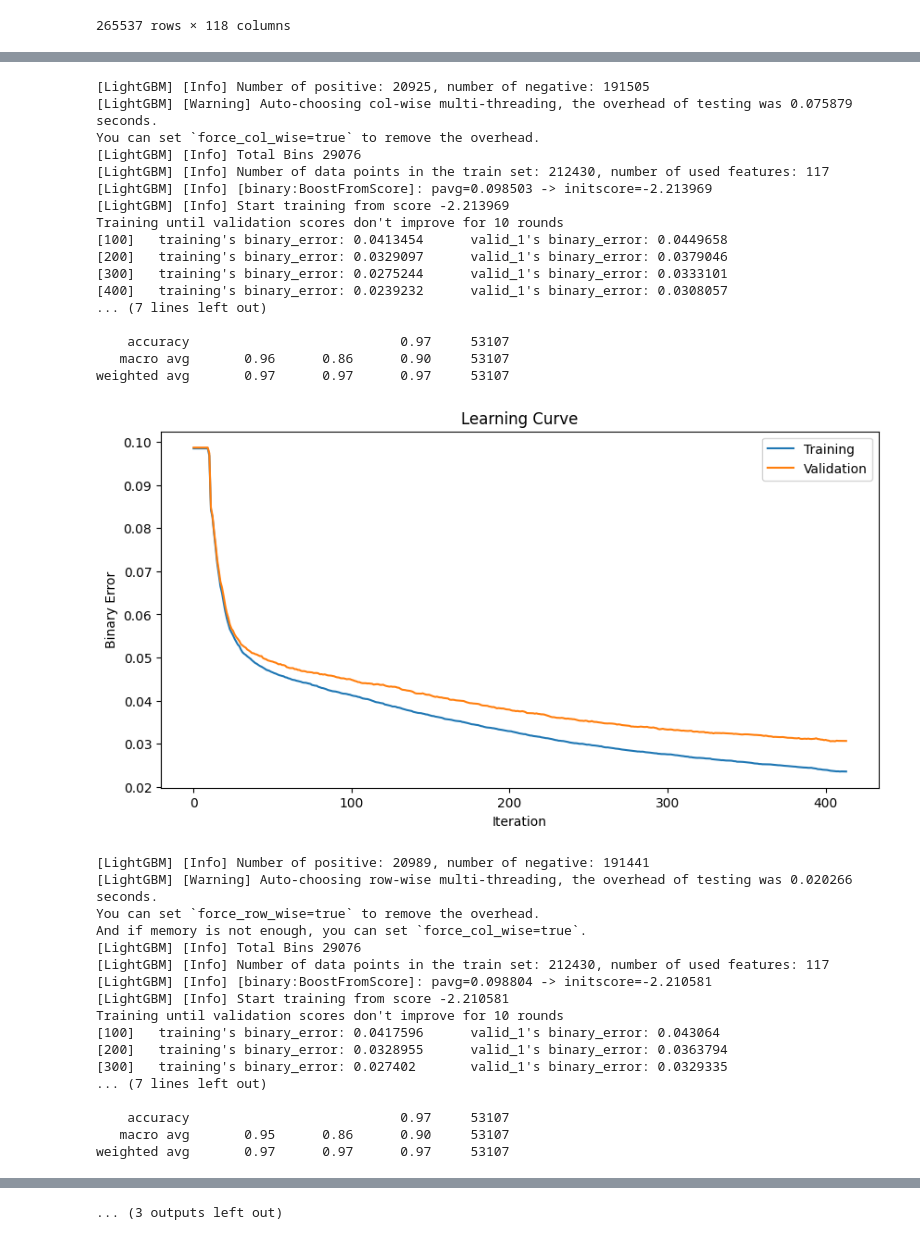
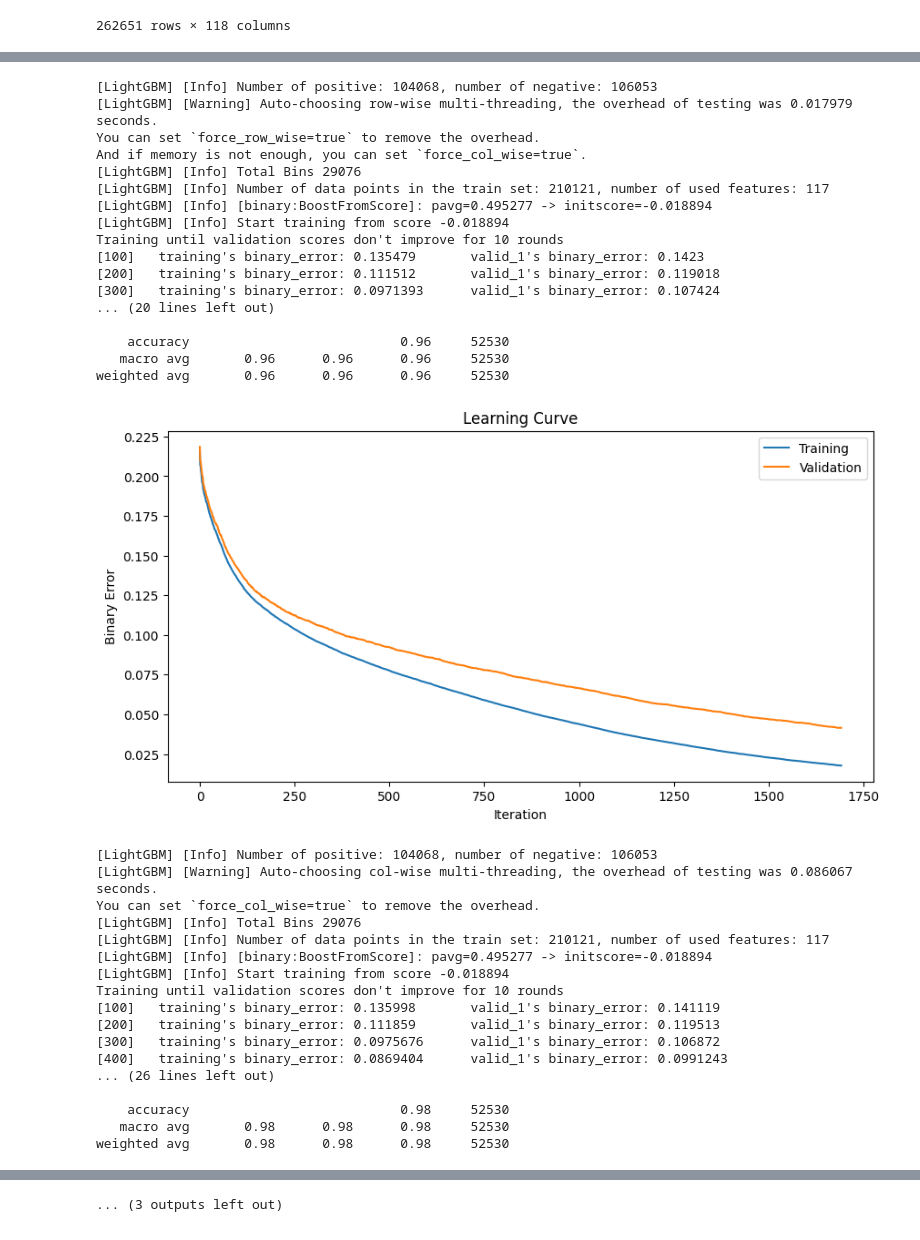
Before and after one commit to pixcelo/learning-model, a Jupyter notebook: tm_binary_5m.ipynb, the cells around one changed output, grey strips where cells are left out. Drawn from its saved outputs; the diff is of its cells as text; code cells hidden in the pictures.

```diff
--- a/tm_binary_5m.ipynb
+++ b/tm_binary_5m.ipynb
@@ -50,12 +50,7 @@ def feature_engineering(df, prefix):
     df[f'{prefix}_MON'] = talib.MOM(close, timeperiod=5)
     df[f'{prefix}_OBV'] = talib.OBV(close, volume)
 
-    # Calculate high_close_comparison
-    # df[f'{prefix}_High_Close_Comparison'] = calculate_high_close_comparison(df, prefix)
-    # df[f'{prefix}_double_top'], df[f'{prefix}_double_bottom'] = detect_double_top_bottom(df, prefix)
-
-    df = df.dropna()
-    df = df.reset_index(drop=True)
+    df = df.fillna(method='ffill')
 
     return df
 
@@ -121,7 +116,7 @@ def detect_double_top_bottom(df, prefix, window=5, tolerance=0.03):
 
 def create_label(df, prefix, lookbehind=1):
     df[f'{prefix}_target'] = (df[f'{prefix}_close'] > df[f'{prefix}_close'].shift(lookbehind)).astype(int)
-    df = df.dropna()
+    df = df.fillna(method='ffill')
     return df
 
 def plot_learning_curve(evals_result):
@@ -214,13 +209,13 @@ if __name__ == "__main__":
     processed_dfs = []
     for df in dfs:
         prefix = df.columns[0].split('_')[0]
+        processed_df = feature_engineering(df, prefix)
+        processed_df = create_label(processed_df, prefix)
         # Resample to 1m timeframe
-        df_resampled = df.resample('1T').asfreq()
+        df_resampled = processed_df.resample('1T').asfreq()
         # Forward-fill NaN values
         df_resampled = df_resampled.fillna(method='ffill')
-        processed_df = feature_engineering(df_resampled, prefix)
-        processed_df = create_label(processed_df, prefix)
-        processed_dfs.append(processed_df)
+        processed_dfs.append(df_resampled)
 
     combined_df = pd.concat(processed_dfs, axis=1).dropna()
 
@@ -232,7 +227,6 @@ if __name__ == "__main__":
     combined_df = price_relation(combined_df, '1m', '5m')
     combined_df = price_relation(combined_df, '5m', '15m')
     combined_df = price_relation(combined_df, '5m', '30m')
-    display(combined_df)
 
     model, evals_result = train_and_evaluate(combined_df)
 
@@ -257 +251 @@ if __name__ == "__main__":
-265537 rows × 118 columns
+262651 rows × 118 columns
@@ -294,35 +288,35 @@ weighted avg       0.97      0.97      0.97     53108
-[LightGBM] [Info] Number of positive: 20925, number of negative: 191505
-[LightGBM] [Warning] Auto-choosing col-wise multi-threading, the overhead of testing was 0.075879 seconds.
-You can set `force_col_wise=true` to remove the overhead.
+[LightGBM] [Info] Number of positive: 104068, number of negative: 106053
+[LightGBM] [Warning] Auto-choosing row-wise multi-threading, the overhead of testing was 0.017979 seconds.
+You can set `force_row_wise=true` to remove the overhead.
+And if memory is not enough, you can set `force_col_wise=true`.
 [LightGBM] [Info] Total Bins 29076
-[LightGBM] [Info] Number of data points in the train set: 212430, number of used features: 117
-[LightGBM] [Info] [binary:BoostFromScore]: pavg=0.098503 -> initscore=-2.213969
-[LightGBM] [Info] Start training from score -2.213969
+[LightGBM] [Info] Number of data points in the train set: 210121, number of used features: 117
+[LightGBM] [Info] [binary:BoostFromScore]: pavg=0.495277 -> initscore=-0.018894
+[LightGBM] [Info] Start training from score -0.018894
 Training until validation scores don't improve for 10 rounds
-[100]   training's binary_error: 0.0413454      valid_1's binary_error: 0.0449658
-[200]   training's binary_error: 0.0329097      valid_1's binary_error: 0.0379046
-[300]   training's binary_error: 0.0275244      valid_1's binary_error: 0.0333101
-[400]   training's binary_error: 0.0239232      valid_1's binary_error: 0.0308057
-... (7 lines left out)
+[100]   training's binary_error: 0.135479       valid_1's binary_error: 0.1423
+[200]   training's binary_error: 0.111512       valid_1's binary_error: 0.119018
+[300]   training's binary_error: 0.0971393      valid_1's binary_error: 0.107424
+... (20 lines left out)
 
-    accuracy                           0.97     53107
-   macro avg       0.96      0.86      0.90     53107
-weighted avg       0.97      0.97      0.97     53107
+    accuracy                           0.96     52530
+   macro avg       0.96      0.96      0.96     52530
+weighted avg       0.96      0.96      0.96     52530
-[figure, old version]
+[figure, new version]
-[LightGBM] [Info] Number of positive: 20989, number of negative: 191441
-[LightGBM] [Warning] Auto-choosing row-wise multi-threading, the overhead of testing was 0.020266 seconds.
-You can set `force_row_wise=true` to remove the overhead.
-And if memory is not enough, you can set `force_col_wise=true`.
+[LightGBM] [Info] Number of positive: 104068, number of negative: 106053
+[LightGBM] [Warning] Auto-choosing col-wise multi-threading, the overhead of testing was 0.086067 seconds.
+You can set `force_col_wise=true` to remove the overhead.
 [LightGBM] [Info] Total Bins 29076
-[LightGBM] [Info] Number of data points in the train set: 212430, number of used features: 117
-[LightGBM] [Info] [binary:BoostFromScore]: pavg=0.098804 -> initscore=-2.210581
-[LightGBM] [Info] Start training from score -2.210581
+[LightGBM] [Info] Number of data points in the train set: 210121, number of used features: 117
+[LightGBM] [Info] [binary:BoostFromScore]: pavg=0.495277 -> initscore=-0.018894
+[LightGBM] [Info] Start training from score -0.018894
 Training until validation scores don't improve for 10 rounds
-[100]   training's binary_error: 0.0417596      valid_1's binary_error: 0.043064
-[200]   training's binary_error: 0.0328955      valid_1's binary_error: 0.0363794
-[300]   training's binary_error: 0.027402       valid_1's binary_error: 0.0329335
-... (7 lines left out)
+[100]   training's binary_error: 0.135998       valid_1's binary_error: 0.141119
+[200]   training's binary_error: 0.111859       valid_1's binary_error: 0.119513
+[300]   training's binary_error: 0.0975676      valid_1's binary_error: 0.106872
+[400]   training's binary_error: 0.0869404      valid_1's binary_error: 0.0991243
+... (26 lines left out)
 
-    accuracy                           0.97     53107
-   macro avg       0.95      0.86      0.90     53107
-weighted avg       0.97      0.97      0.97     53107
+    accuracy                           0.98     52530
+   macro avg       0.98      0.98      0.98     52530
+weighted avg       0.98      0.98      0.98     52530
```
Also changed, not shown: parts of 1 cell of this notebook.
